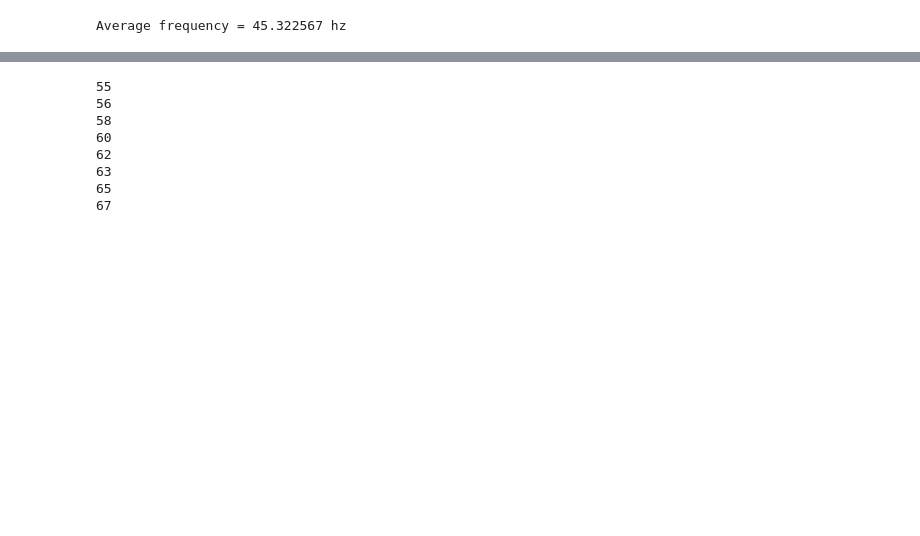
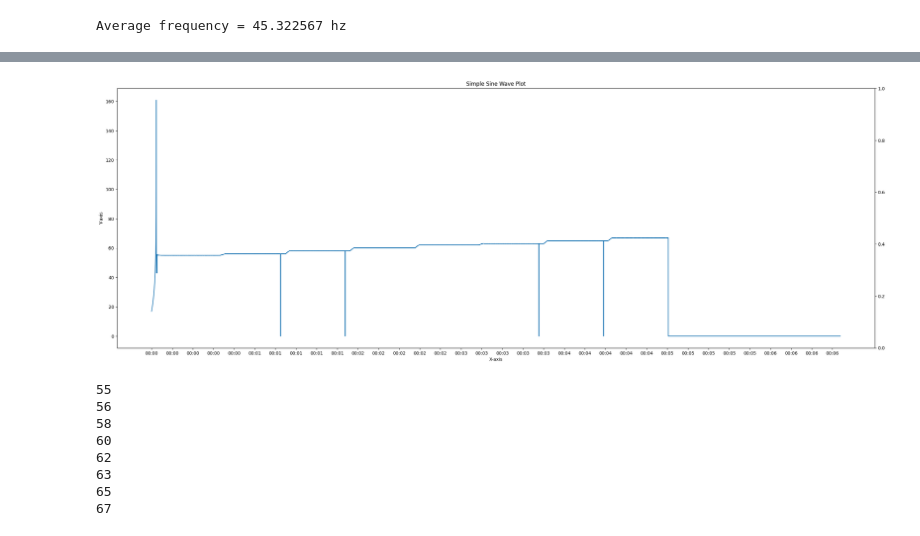
Before and after one commit to wayne931121/music-frequency-analyzer, a Jupyter notebook: aubio.ipynb, the cells around one changed output, grey strips where cells are left out. Saved outputs shown, nothing was run; the diff lists cells and outputs as text; code cells hidden in the pictures; blank space fills up the shorter version.

```diff
--- a/aubio.ipynb
+++ b/aubio.ipynb
@@ -96,0 +100,24 @@ plt.show()
+# %%
+import matplotlib.pyplot as plt
+
+fig, ax = plt.subplots()
+fig.set_size_inches(30.5, 10.5)
+fig.set_dpi(100)
+
+# Plot the data
+ax.plot(range(len(pitches)), [i for i in pitches])
+
+# Add labels and a title
+ax.set_xlabel("X-axis")
+ax.set_ylabel("Y-axis")
+ax.set_title("Simple Sine Wave Plot")
+
+
+ax.set_xticks(range(0,len(pitches),int(len(pitches)*0.03)))
+ax2 = ax.twinx()
+ax2.set_xticklabels([ "%02d:%02d" % (t/float(samplerate)*hop_s/60, (t/float(samplerate)*hop_s)%60) for t in ax.get_xticks()], rotation = 50)
+
+# Display the plot
+plt.show()
+# %% [output]
+[figure, added]
```
Also changed, not shown: parts of 4 cells of this notebook.
